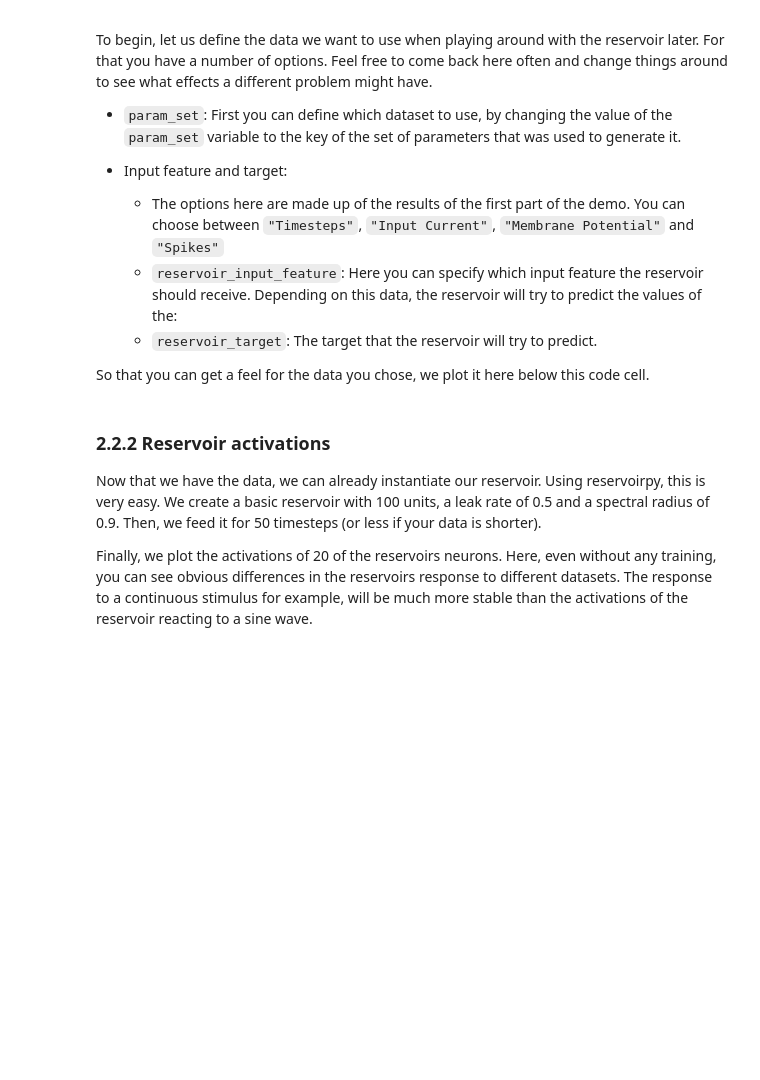
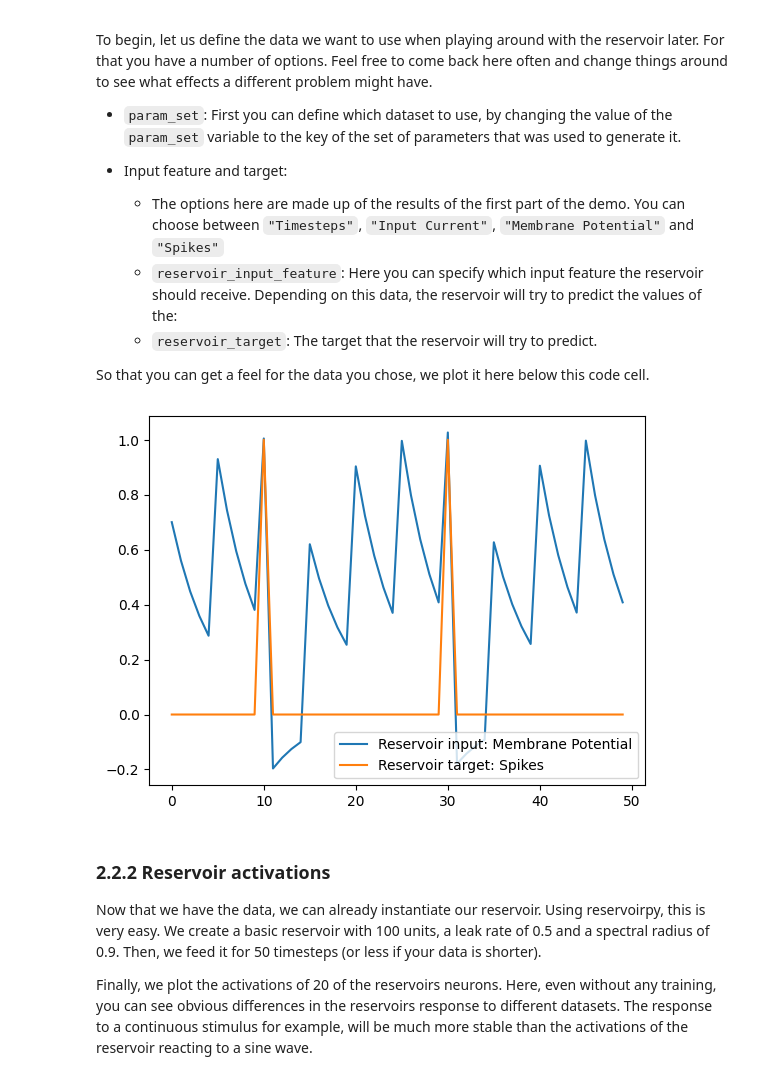
Before and after one commit to HenningSte/LIF-RC-demo, a Jupyter notebook: SnnRcNotebook.ipynb, the cells around one changed output. Cells and saved outputs as stored; diff of their text form; code cells hidden in the pictures; blank space fills up the shorter version.

```diff
--- a/SnnRcNotebook.ipynb
+++ b/SnnRcNotebook.ipynb
@@ -116,21 +117,21 @@ def generate_input(params):
         ValueError: If `input_type` is not one of 'sinusoidal', 'continuous', or 'spiking'.
 
     """
+    # Create a time tensor of length `steps`
     time = torch.arange(0, params.steps, 1)
 
-
     if params.input_type == "sinusoidal":
-        #creates values for a sinus curve that oscillates between strength and strength/2
+        # creates values for a sinus curve that oscillates between strength and strength/2
         sin_strength = params.strength / 2
         input_current = (
             sin_strength * torch.sin(2 * torch.pi * params.frequency * time)
             + sin_strength
         )
     elif params.input_type == "continuous":
-        #creates a continuous inout stream with voltage strength
+        # creates a continuous inout stream with voltage strength
         input_current = params.strength * torch.ones_like(time, dtype=torch.float32)
     elif params.input_type == "spiking":
-        #input current is zero, except for spikes at voltage strength every 1/frequency time steps
+        # input current is zero, except for spikes at voltage strength every 1/frequency time steps
         input_current = torch.zeros_like(time, dtype=torch.float32)
 
         # Calculate spike interval in steps (how many time steps between spikes)
@@ -144,10 +145,6 @@ def generate_input(params):
             "Invalid input_type. Choose 'sinusoidal', 'continuous' or 'spiking'."
         )
 
-    #defines ercentage of time steps that have input current value zero at the beginning and at the end
-    zero_percentage = params.steps // 10
-    input_current[:zero_percentage] = 0
-    input_current[-zero_percentage:] = 0
     return time, input_current
 # %% [markdown]
 ### 2.2 Leaky Integrate-and-Fire neuron
@@ -305,16 +305,18 @@ To begin, let us define the data we want to use when playing around with the res
 So that you can get a feel for the data you chose, we plot it here below this code cell.
 # %%
 # Define the data which will be used to train the reservoir
-param_set = "Fast Decay" # Options: The labels of the param_sets dictionary, e.g. "Default", "Fast Decay", "Spikes", or any custom ones you have created
-reservoir_input_feature = "Input Current" # Options: "Timesteps", "Input Current", "Membrane Potential", "Spikes"
+param_set = "Default Spiking" # Options: The labels of the param_sets dictionary, e.g. "Default Continuous", "Default Sinusoidal", "Default Spiking", or any custom ones you have created
+reservoir_input_feature = "Membrane Potential" # Options: "Timesteps", "Input Current", "Membrane Potential", "Spikes"
 reservoir_target = "Spikes" # Options: "Timesteps", "Input Current", "Membrane Potential", "Spikes"
 
 # Define input and target data
 x_train = results[param_set][reservoir_dict_to_int(reservoir_input_feature)].numpy().reshape(-1, 1)
 y_train = results[param_set][reservoir_dict_to_int(reservoir_target)].numpy().reshape(-1, 1)
 
 # Plot the input and target data
 plot_reservoir_data(x_train, y_train, reservoir_input_feature, reservoir_target)
+# %% [output]
+[figure, added]
 # %% [markdown]
 ### 2.2.2 Reservoir activations
 
```
Also changed, not shown: parts of 6 cells of this notebook, 7 other files.
